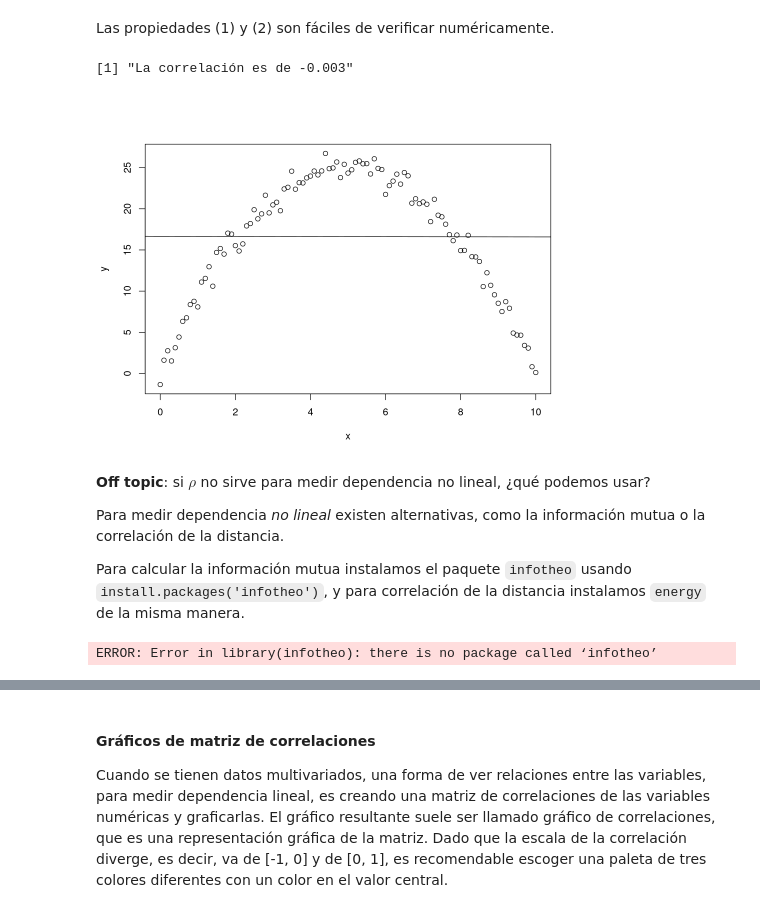
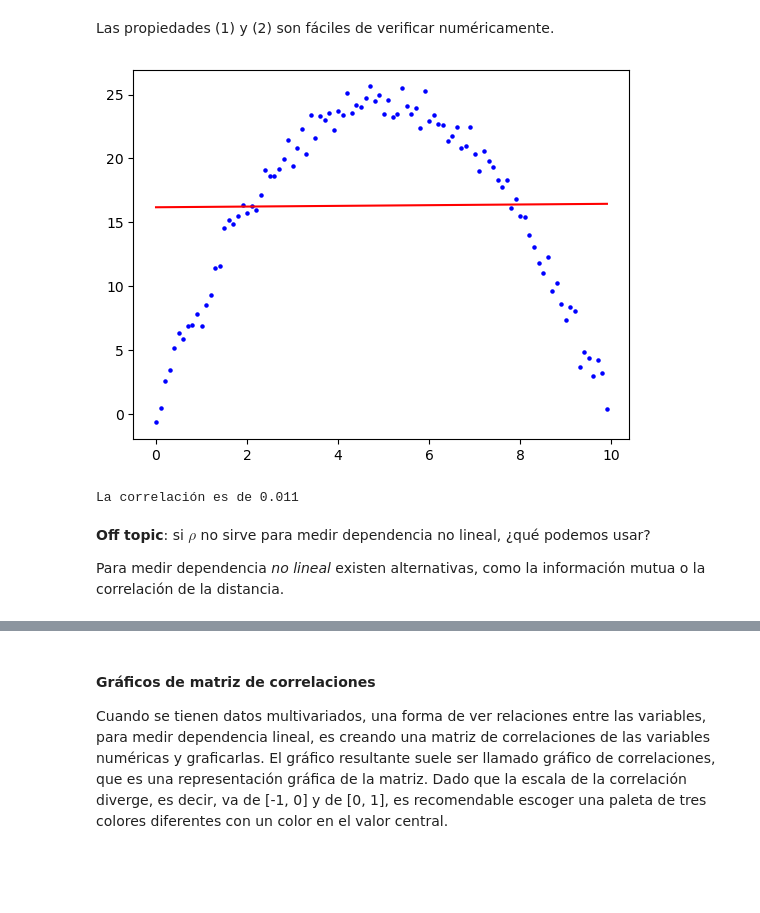
Before and after one commit to jealcalat/AEM-ITESO, a Jupyter notebook: tema_1/1.1_correlaciones_covarianzas.ipynb, the cells around one changed output, grey strips where cells are left out. Cells and saved outputs as stored; diff of their text form; code cells hidden in the pictures; blank space fills up the shorter version.

```diff
--- a/tema_1/1.1_correlaciones_covarianzas.ipynb
+++ b/tema_1/1.1_correlaciones_covarianzas.ipynb
@@ -213,51 +218,31 @@ A matrix: 3 × 1 of type dbl
 # %% [markdown]
 Las propiedades (1) y (2) son fáciles de verificar numéricamente.
-# %%
-# rho solo mide dependencia lineal, no dependencia en general
-fun_quadratic <- function(x) {
-  xmax <- max(x)
-  x * (xmax - x) + rnorm(length(x), 0, 0.1 * xmax)
-}
-set.seed(456)
-x <- seq(0, 10, 0.1)
-y <- fun_quadratic(x)
-plot(x, y)
-abline(lm(y ~ x))
-print(
-  sprintf(
-    "La correlación es de %0.3f", cor(x, y)
-  )
-)
-# %% [output]
-[1] "La correlación es de -0.003"
-[figure, removed]
+# %%
+import numpy as np
+import matplotlib.pyplot as plt
+from scipy.stats import linregress
+
+# rho only measures linear dependence, not dependence in general
+def fun_quadratic(x):
+    xmax = np.max(x)
+    return x * (xmax - x) + np.random.normal(0, 0.1 * xmax, len(x))
+
+np.random.seed(456)
+x = np.arange(0, 10, 0.1)
+y = fun_quadratic(x)
+
+# Plotting
+plt.scatter(x, y, color='blue', s=5)
+slope, intercept, _, _, _ = linregress(x, y)
+plt.plot(x, intercept + slope * x, color='red')  # linear regression line
+plt.show()
+
+# Print correlation
+print(f"La correlación es de {np.corrcoef(x, y)[0, 1]:.3f}")
+# %% [output]
+[figure, added]
+La correlación es de 0.011
 # %% [markdown]
 **Off topic**: si $\rho$ no sirve para medir dependencia no lineal, ¿qué podemos usar?
 
 Para medir dependencia *no lineal* existen alternativas, como la información mutua o la correlación de la distancia.
-
-Para calcular la información mutua instalamos el paquete `infotheo` usando `install.packages('infotheo')`, y para correlación de la distancia instalamos `energy` de la misma manera.
-# %%
-# cargamos los paquetes
-library(infotheo)
-library(energy)
-set.seed(456)
-x <- seq(0, 10, 0.1)
-y <- fun_quadratic(x)
-# crear df para discretizar en bins
-df_raw <- data.frame(x = x, y = y)
-# cantidad de bines recomendado la raíz cuadrada de N
-df_discretized <- discretize(X = df_raw, nbins = sqrt(NROW(df_raw)))
-# calcular la información mutua
-mut_info <- multiinformation(df_discretized, method = "mm")
-# calcular la correlación de la distancia
-cor_dist <- dcor(x, y)
-
-cat(
-  sprintf(
-    "MultInf: %0.3f\nCorDist: %0.3f\nAmbas diferente de 0",
-    mut_info, cor_dist
-  )
-)
-# %% [output]
-ERROR: Error in library(infotheo): there is no package called ‘infotheo’
```
Also changed, not shown: parts of 27 cells of this notebook, 1 other file.
